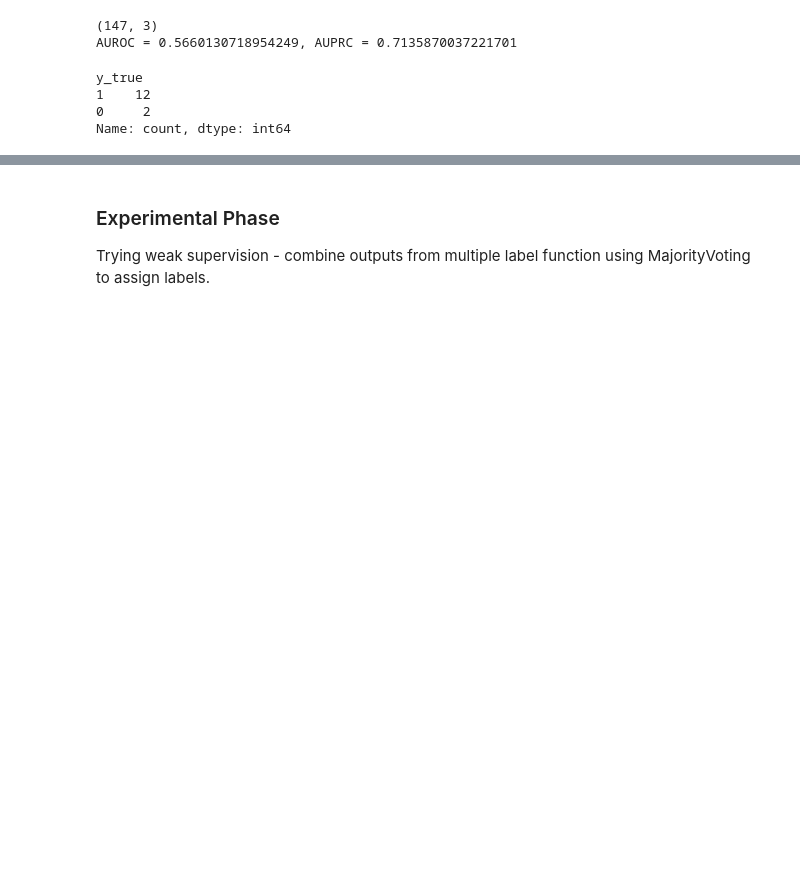
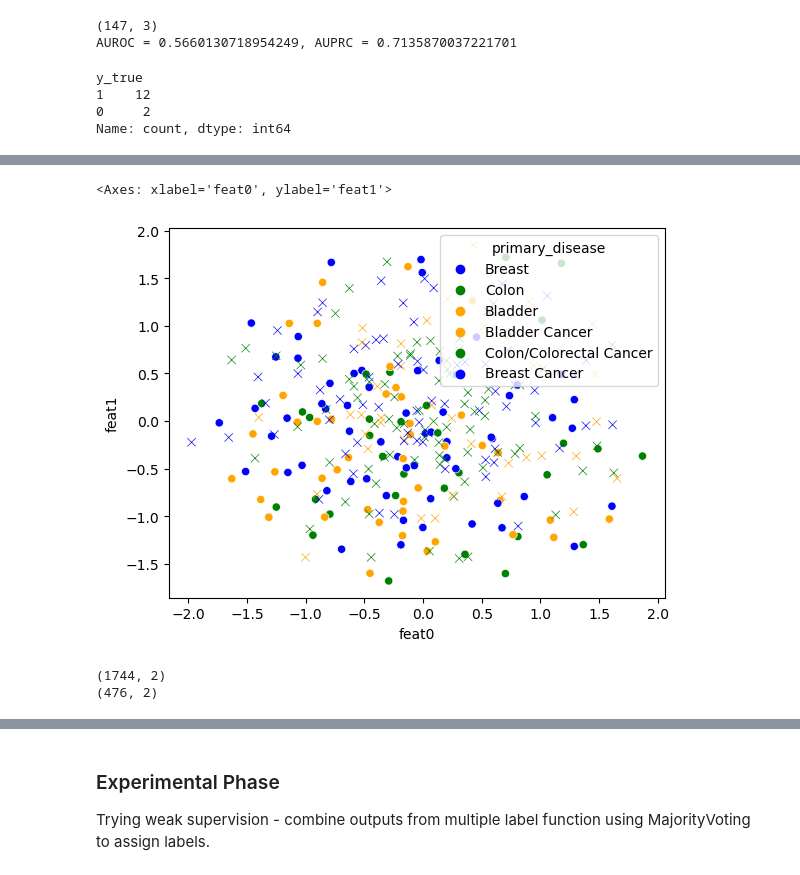
Before and after one commit to ajayago/CS6220_project, a Jupyter notebook: notebooks/downstream_drp_pseudolabeling_nn-majvote-vae.ipynb, the cells around one changed output, grey strips where cells are left out. Saved outputs shown, nothing was run; the diff lists cells and outputs as text; code cells hidden in the pictures; blank space fills up the shorter version.

```diff
--- a/notebooks/downstream_drp_pseudolabeling_nn-majvote-vae.ipynb
+++ b/notebooks/downstream_drp_pseudolabeling_nn-majvote-vae.ipynb
@@ -1015,0 +1174,20 @@ Name: count, dtype: int64
+# %%
+pal = {"Breast": "blue", "Breast Cancer": "blue", "Colon": "green", "Colon/Colorectal Cancer": "green", "Bladder": "orange", "Bladder Cancer": "orange"}
+# %%
+sns.scatterplot(data = merged_tcga[merged_tcga.primary_site.isin(["Breast", "Colon", "Bladder"])], x="feat0", y="feat1", marker="o", hue="primary_site", palette=pal)
+sns.scatterplot(data = merged_cl[merged_cl.primary_disease.isin(["Breast Cancer", "Colon/Colorectal Cancer", "Bladder Cancer"])], x="feat0", y="feat1", marker="x", hue="primary_disease", palette=pal)
+# %% [output]
+<Axes: xlabel='feat0', ylabel='feat1'>
+[figure, added]
+# %%
+# umap
+import umap
+reducer = umap.UMAP(metric="cosine")
+all_umap = reducer.fit_transform(np.concatenate((augmented_cl_df.values, tcga_train_df_vae.values)))
+cl_umap = all_umap[:1744, :]
+tcga_umap = all_umap[1744:, :]
+print(cl_umap.shape)
+print(tcga_umap.shape)
+# %% [output]
+(1744, 2)
+(476, 2)
```
Also changed, not shown: parts of 17 cells of this notebook, 4 other files.
